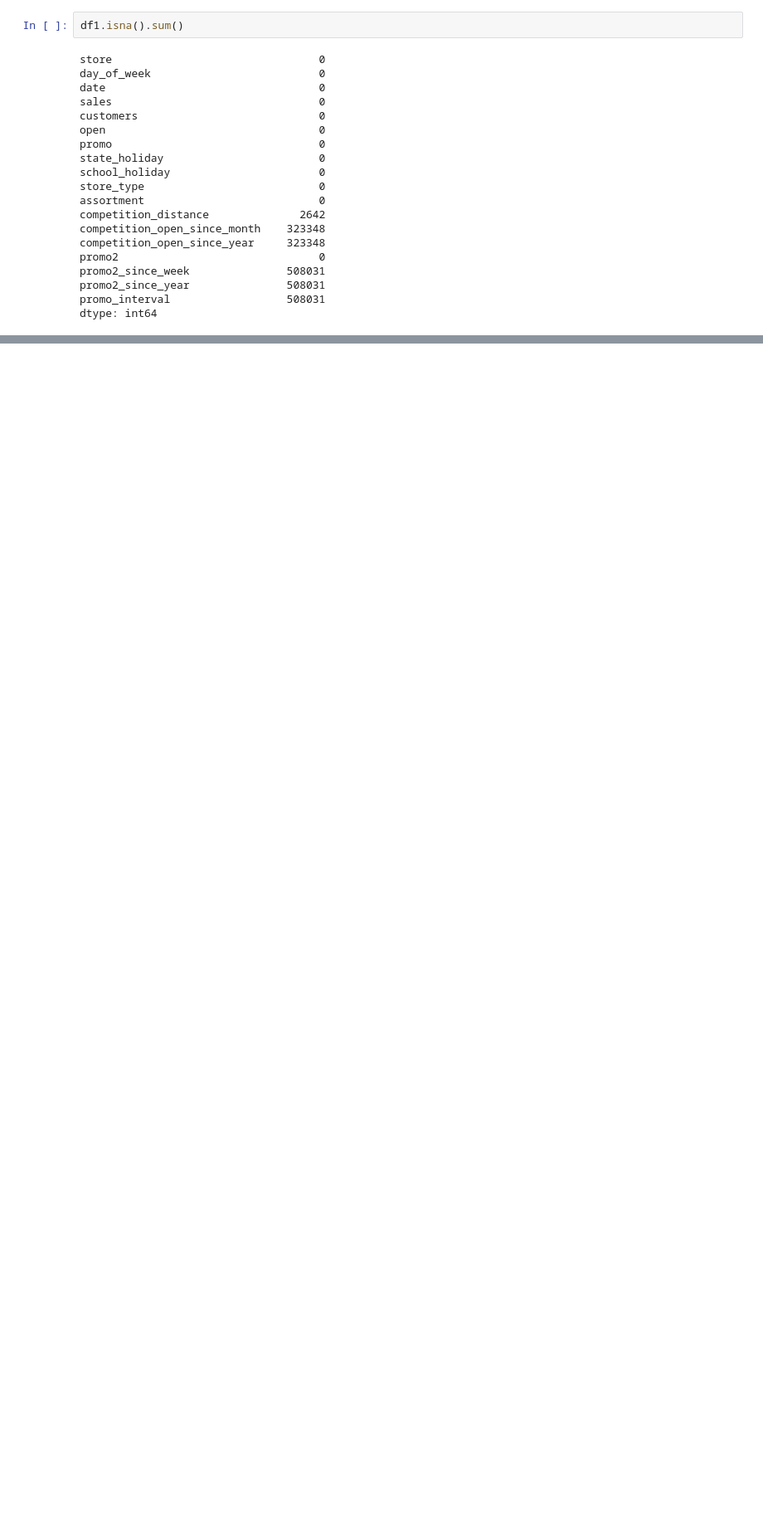
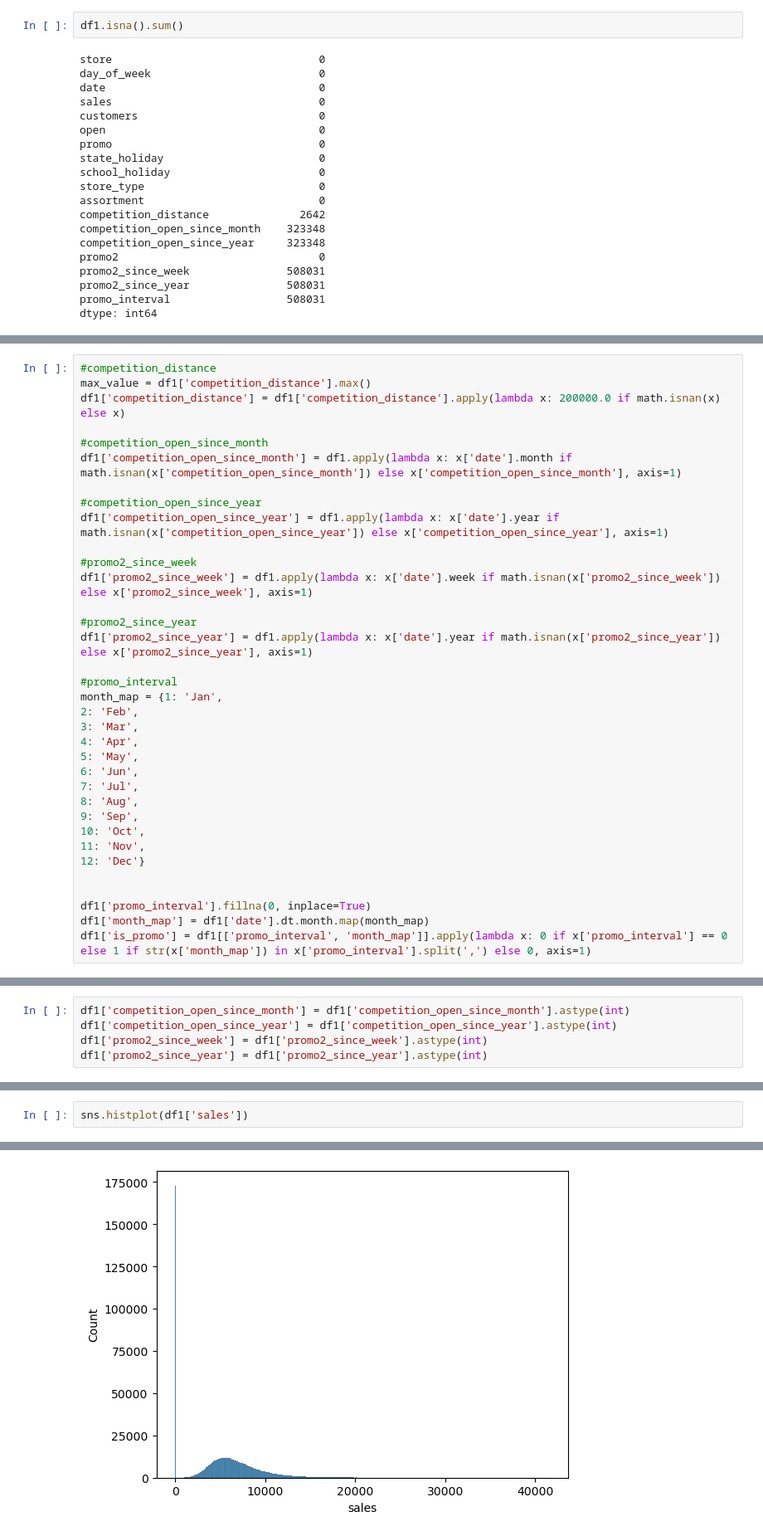
Before and after one commit to LuigiFerrari14/Data-Science-in-Production, a Jupyter notebook: RossmannSalesPrediction.ipynb, the cells around one changed output, grey strips where cells are left out. Shown: that part at 83% size. Saved outputs shown, nothing was run; the diff lists cells and outputs as text; blank space fills up the shorter version.

```diff
--- a/RossmannSalesPrediction.ipynb
+++ b/RossmannSalesPrediction.ipynb
@@ -123,0 +130,35 @@ dtype: int64
+# %%
+#competition_distance
+max_value = df1['competition_distance'].max()
+df1['competition_distance'] = df1['competition_distance'].apply(lambda x: 200000.0 if math.isnan(x) else x)
+
+#competition_open_since_month
+df1['competition_open_since_month'] = df1.apply(lambda x: x['date'].month if math.isnan(x['competition_open_since_month']) else x['competition_open_since_month'], axis=1)
+
+#competition_open_since_year
+df1['competition_open_since_year'] = df1.apply(lambda x: x['date'].year if math.isnan(x['competition_open_since_year']) else x['competition_open_since_year'], axis=1)
+
+#promo2_since_week
+df1['promo2_since_week'] = df1.apply(lambda x: x['date'].week if math.isnan(x['promo2_since_week']) else x['promo2_since_week'], axis=1)
+
+#promo2_since_year
+df1['promo2_since_year'] = df1.apply(lambda x: x['date'].year if math.isnan(x['promo2_since_year']) else x['promo2_since_year'], axis=1)
+
+#promo_interval
+month_map = {1: 'Jan',
+2: 'Feb',
+3: 'Mar',
+4: 'Apr',
+5: 'May',
+6: 'Jun',
+7: 'Jul',
+8: 'Aug',
+9: 'Sep',
+10: 'Oct',
+11: 'Nov',
+12: 'Dec'}
+
+
+df1['promo_interval'].fillna(0, inplace=True)
+df1['month_map'] = df1['date'].dt.month.map(month_map)
+df1['is_promo'] = df1[['promo_interval', 'month_map']].apply(lambda x: 0 if x['promo_interval'] == 0 else 1 if str(x['month_map']) in x['promo_interval'].split(',') else 0, axis=1)
@@ -123,0 +214,5 @@ dtype: int64
+# %%
+df1['competition_open_since_month'] = df1['competition_open_since_month'].astype(int)
+df1['competition_open_since_year'] = df1['competition_open_since_year'].astype(int)
+df1['promo2_since_week'] = df1['promo2_since_week'].astype(int)
+df1['promo2_since_year'] = df1['promo2_since_year'].astype(int)
@@ -123,0 +278,3 @@ dtype: int64
+# %%
+sns.histplot(df1['sales'])
+# %% [output]
@@ -123,0 +282 @@ dtype: int64
+[figure, added]
```
Also changed, not shown: parts of 20 cells of this notebook.
